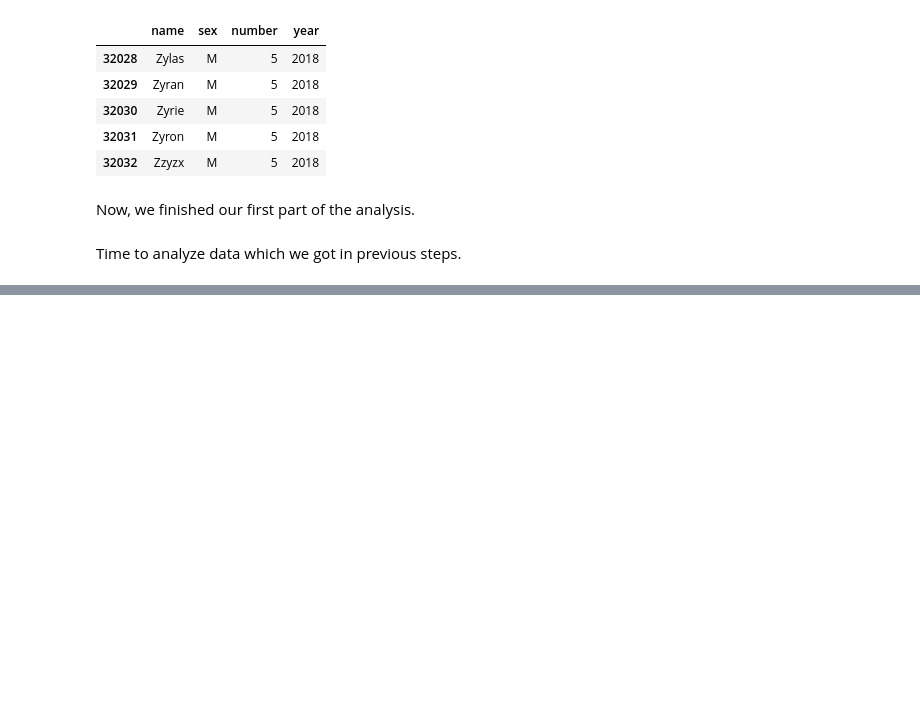
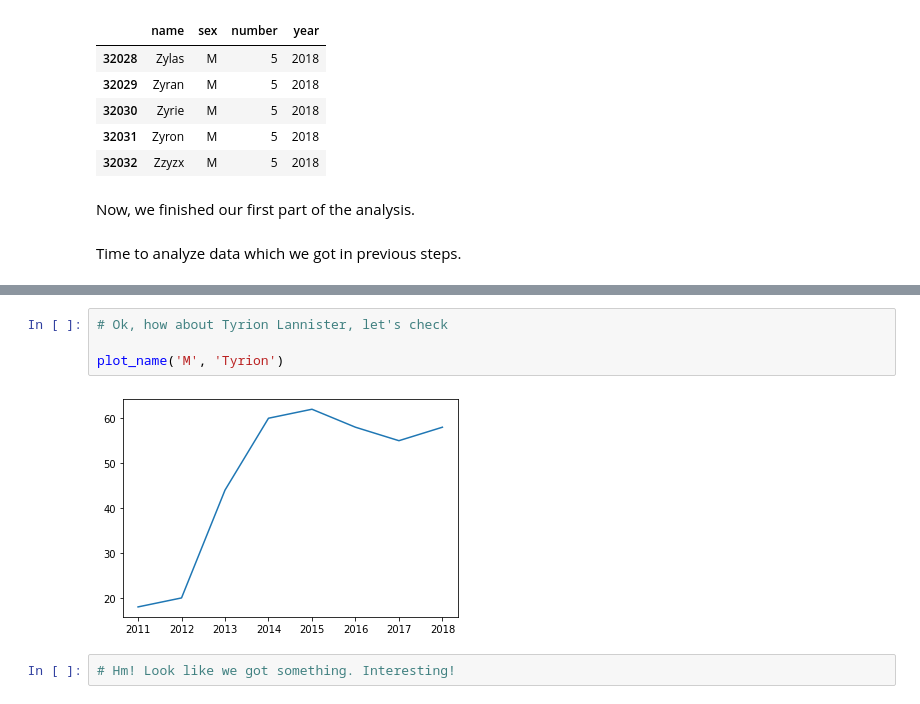
Before and after one commit to BurhanH/data-analysis, a Jupyter notebook: baby-names-analysis/Baby names analysis.ipynb, the cells around one changed output, grey strips where cells are left out. Cells and saved outputs as stored; diff of their text form; blank space fills up the shorter version.

```diff
--- a/baby-names-analysis/Baby names analysis.ipynb
+++ b/baby-names-analysis/Baby names analysis.ipynb
@@ -111,0 +163,8 @@ Time to analyze data which we got in previous steps.
+# %%
+# Ok, how about Tyrion Lannister, let's check
+
+plot_name('M', 'Tyrion')
+# %% [output]
+[figure, added]
+# %%
+# Hm! Look like we got something. Interesting!
```
Also changed, not shown: parts of 13 cells of this notebook.
